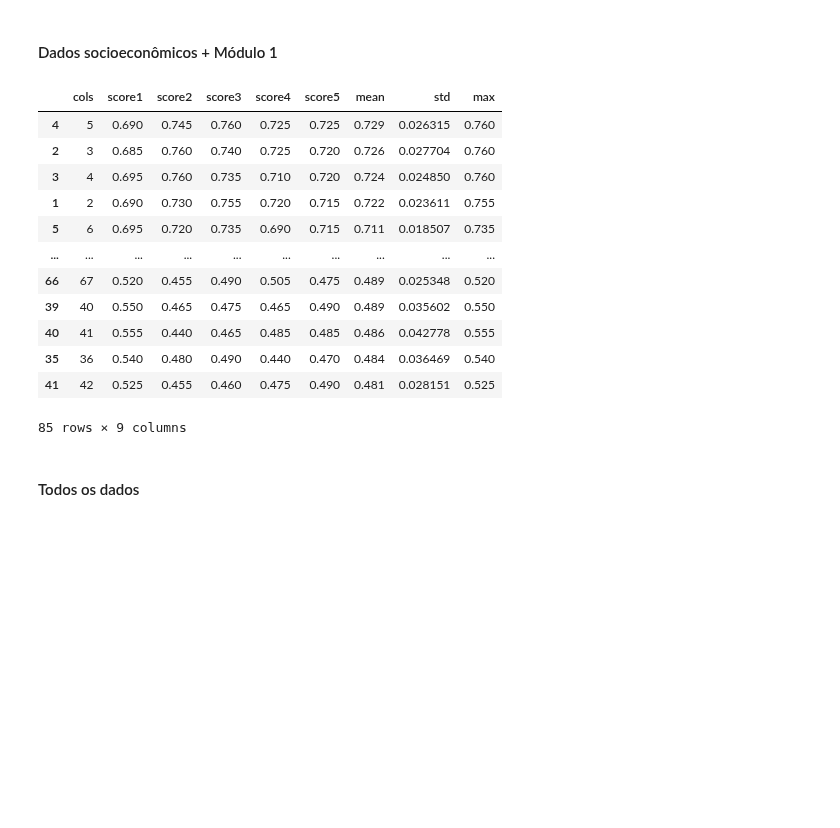
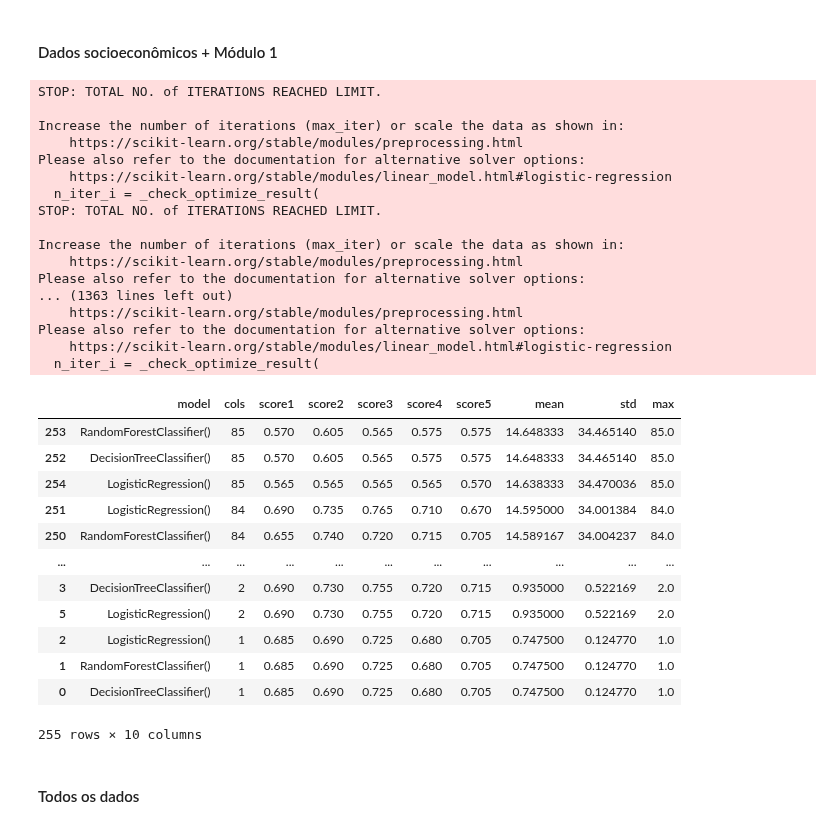
Before and after one commit to usr-bin32/data-mining-assignments, a Jupyter notebook: p6/notebook.ipynb, the cells around one changed output. Drawn from its saved outputs; the diff is of its cells as text; code cells hidden in the pictures; blank space fills up the shorter version.

```diff
--- a/p6/notebook.ipynb
+++ b/p6/notebook.ipynb
@@ -496,17 +496,16 @@ for i in range(len(cols_scores_se)):
     X = df_sociais[cols_scores_se.loc[:i, "column"]]
     X = preprocess(X, cols_ord, cats_ord, cols_nom)
 
-    clf = DecisionTreeClassifier()
-    result = cross_validate(clf, X, y)
-
-    results.append([i + 1] + list(result["test_score"]))
+    for clf in [DecisionTreeClassifier(), RandomForestClassifier(), LogisticRegression()]:
+        result = cross_validate(clf, X, y, verbose=False)
+        results.append([str(clf)] + [i + 1] + list(result["test_score"]))
 results = pd.DataFrame(
-    results, columns=["cols", "score1", "score2", "score3", "score4", "score5"]
+    results, columns=["model", "cols", "score1", "score2", "score3", "score4", "score5"]
 )
 
-mean = results[results.columns[1:]].mean(axis=1)
-std = results[results.columns[1:]].std(axis=1)
-max_ = results[results.columns[1:]].max(axis=1)
+mean = results[results.columns[2:]].mean(axis=1)
+std = results[results.columns[2:]].std(axis=1)
+max_ = results[results.columns[2:]].max(axis=1)
 results["mean"] = mean
 results["std"] = std
 results["max"] = max_
@@ -531,44 +516,60 @@ results.sort_values("mean", ascending=False)
 # %%
 results = []
 mixed_cols_scores = (
     pd.concat([cols_scores_se, cols_scores_m1]).reset_index().sort_values("score")
 )
 mixed_df = pd.concat([df_sociais, df_modulo1], axis=1)
 for i in range(len(mixed_cols_scores)):
     s = mixed_cols_scores.loc[:i, "column"]
     X = mixed_df[s]
     X = preprocess(X, cols_ord, cats_ord, cols_nom)
 
-    clf = DecisionTreeClassifier()
-    result = cross_validate(clf, X, y)
-
-    results.append([i + 1] + list(result["test_score"]))
+    for clf in [DecisionTreeClassifier(), RandomForestClassifier(), LogisticRegression()]:
+        result = cross_validate(clf, X, y, verbose=False)
+        results.append([str(clf)] + [i + 1] + list(result["test_score"]))
 results = pd.DataFrame(
-    results, columns=["cols", "score1", "score2", "score3", "score4", "score5"]
+    results, columns=["model", "cols", "score1", "score2", "score3", "score4", "score5"]
 )
 
-mean = results[results.columns[1:]].mean(axis=1)
-std = results[results.columns[1:]].std(axis=1)
-max_ = results[results.columns[1:]].max(axis=1)
+mean = results[results.columns[2:]].mean(axis=1)
+std = results[results.columns[2:]].std(axis=1)
+max_ = results[results.columns[2:]].max(axis=1)
 results["mean"] = mean
 results["std"] = std
 results["max"] = max_
 
 results.sort_values("mean", ascending=False)
 # %% [output]
+STOP: TOTAL NO. of ITERATIONS REACHED LIMIT.
+
+Increase the number of iterations (max_iter) or scale the data as shown in:
+    https://scikit-learn.org/stable/modules/preprocessing.html
+Please also refer to the documentation for alternative solver options:
+    https://scikit-learn.org/stable/modules/linear_model.html#logistic-regression
+  n_iter_i = _check_optimize_result(
+STOP: TOTAL NO. of ITERATIONS REACHED LIMIT.
+
+Increase the number of iterations (max_iter) or scale the data as shown in:
+    https://scikit-learn.org/stable/modules/preprocessing.html
+Please also refer to the documentation for alternative solver options:
+... (1363 lines left out)
+    https://scikit-learn.org/stable/modules/preprocessing.html
+Please also refer to the documentation for alternative solver options:
+    https://scikit-learn.org/stable/modules/linear_model.html#logistic-regression
+  n_iter_i = _check_optimize_result(
-|  | cols | score1 | score2 | score3 | score4 | score5 | mean | std | max |
-| 4 | 5 | 0.690 | 0.745 | 0.760 | 0.725 | 0.725 | 0.729 | 0.026315 | 0.760 |
-| 2 | 3 | 0.685 | 0.760 | 0.740 | 0.725 | 0.720 | 0.726 | 0.027704 | 0.760 |
-| 3 | 4 | 0.695 | 0.760 | 0.735 | 0.710 | 0.720 | 0.724 | 0.024850 | 0.760 |
-| 1 | 2 | 0.690 | 0.730 | 0.755 | 0.720 | 0.715 | 0.722 | 0.023611 | 0.755 |
-| 5 | 6 | 0.695 | 0.720 | 0.735 | 0.690 | 0.715 | 0.711 | 0.018507 | 0.735 |
-| ... | ... | ... | ... | ... | ... | ... | ... | ... | ... |
-| 66 | 67 | 0.520 | 0.455 | 0.490 | 0.505 | 0.475 | 0.489 | 0.025348 | 0.520 |
-| 39 | 40 | 0.550 | 0.465 | 0.475 | 0.465 | 0.490 | 0.489 | 0.035602 | 0.550 |
-| 40 | 41 | 0.555 | 0.440 | 0.465 | 0.485 | 0.485 | 0.486 | 0.042778 | 0.555 |
-| 35 | 36 | 0.540 | 0.480 | 0.490 | 0.440 | 0.470 | 0.484 | 0.036469 | 0.540 |
-| 41 | 42 | 0.525 | 0.455 | 0.460 | 0.475 | 0.490 | 0.481 | 0.028151 | 0.525 |
+|  | model | cols | score1 | score2 | score3 | score4 | score5 | mean | std | max |
+| 253 | RandomForestClassifier() | 85 | 0.570 | 0.605 | 0.565 | 0.575 | 0.575 | 14.648333 | 34.465140 | 85.0 |
+| 252 | DecisionTreeClassifier() | 85 | 0.570 | 0.605 | 0.565 | 0.575 | 0.575 | 14.648333 | 34.465140 | 85.0 |
+| 254 | LogisticRegression() | 85 | 0.565 | 0.565 | 0.565 | 0.565 | 0.570 | 14.638333 | 34.470036 | 85.0 |
+| 251 | LogisticRegression() | 84 | 0.690 | 0.735 | 0.765 | 0.710 | 0.670 | 14.595000 | 34.001384 | 84.0 |
+| 250 | RandomForestClassifier() | 84 | 0.655 | 0.740 | 0.720 | 0.715 | 0.705 | 14.589167 | 34.004237 | 84.0 |
+| ... | ... | ... | ... | ... | ... | ... | ... | ... | ... | ... |
+| 3 | DecisionTreeClassifier() | 2 | 0.690 | 0.730 | 0.755 | 0.720 | 0.715 | 0.935000 | 0.522169 | 2.0 |
+| 5 | LogisticRegression() | 2 | 0.690 | 0.730 | 0.755 | 0.720 | 0.715 | 0.935000 | 0.522169 | 2.0 |
+| 2 | LogisticRegression() | 1 | 0.685 | 0.690 | 0.725 | 0.680 | 0.705 | 0.747500 | 0.124770 | 1.0 |
+| 1 | RandomForestClassifier() | 1 | 0.685 | 0.690 | 0.725 | 0.680 | 0.705 | 0.747500 | 0.124770 | 1.0 |
+| 0 | DecisionTreeClassifier() | 1 | 0.685 | 0.690 | 0.725 | 0.680 | 0.705 | 0.747500 | 0.124770 | 1.0 |
-85 rows × 9 columns
+255 rows × 10 columns
 # %% [markdown]
 #### Todos os dados
 # %%
```
Also changed, not shown: parts of 2 cells of this notebook.
